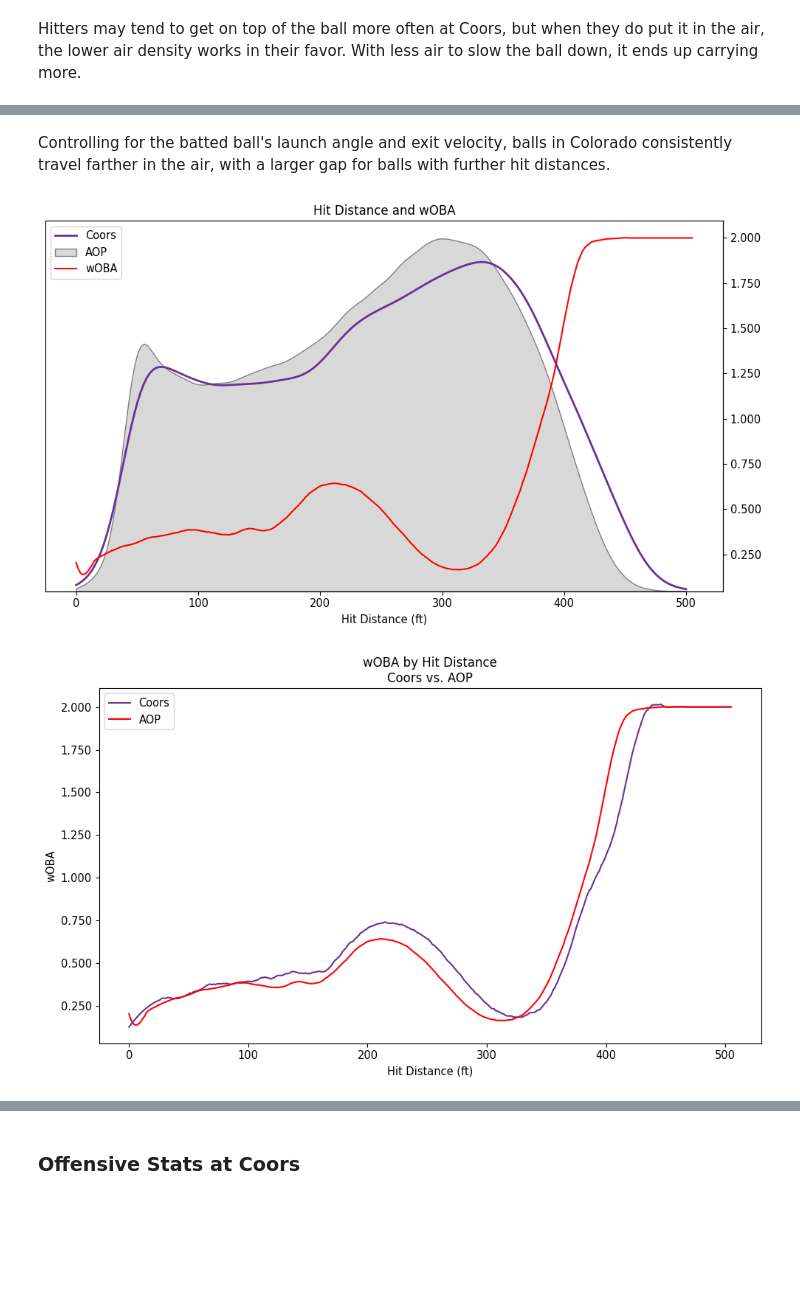
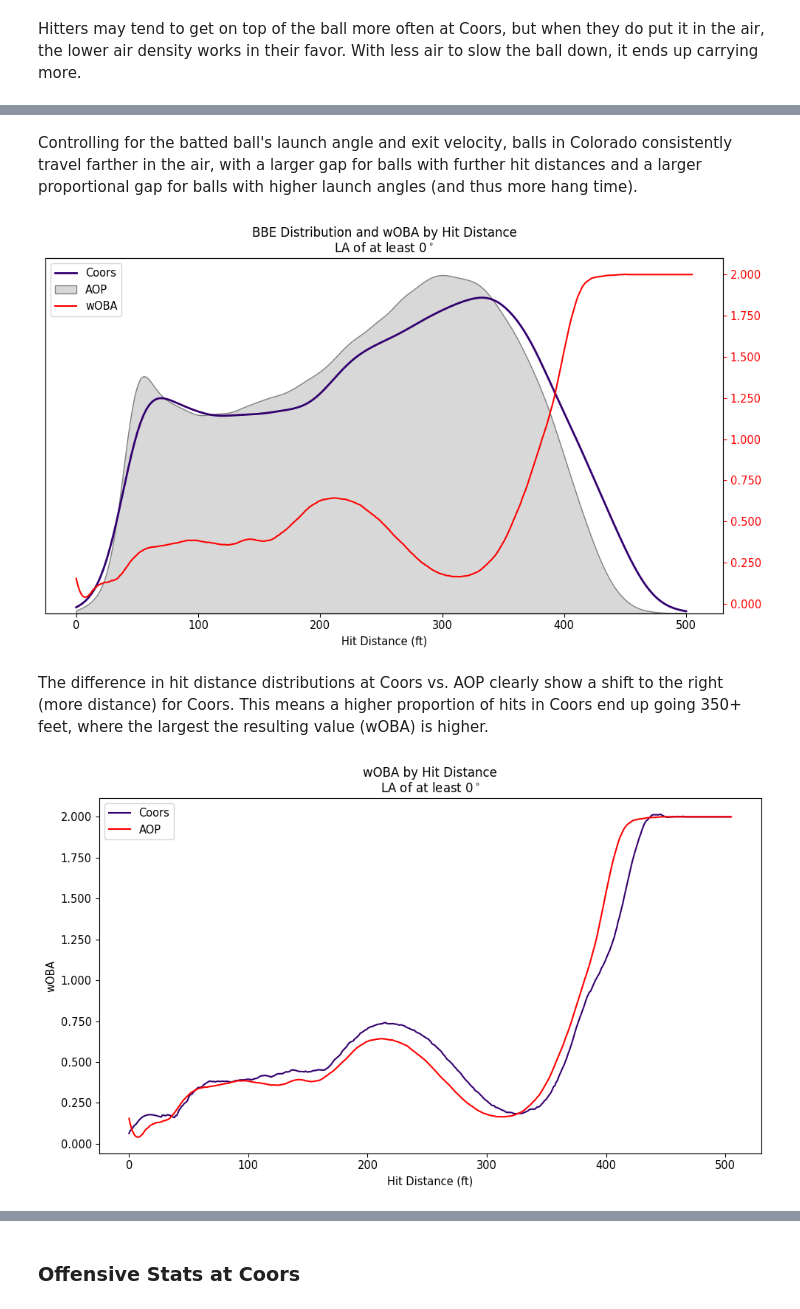
Before and after one commit to skparagas/Coors-Hangover-Effect, a Jupyter notebook: report.ipynb, the cells around one changed output, grey strips where cells are left out. Saved outputs shown, nothing was run; the diff lists cells and outputs as text; code cells hidden in the pictures; blank space fills up the shorter version.

```diff
--- a/report.ipynb
+++ b/report.ipynb
@@ -589,69 +610,50 @@ plt.show()
 # %% [markdown]
-Controlling for the batted ball's launch angle and exit velocity, balls in Colorado consistently travel farther in the air, with a larger gap for balls with further hit distances.
+Controlling for the batted ball's launch angle and exit velocity, balls in Colorado consistently travel farther in the air, with a larger gap for balls with further hit distances and a larger proportional gap for balls with higher launch angles (and thus more hang time).
 # %%
-aop_hit_dist = aop_df_ip.groupby(['hit_distance_sc']).agg(
-    count_aop=('hit_distance_sc', 'count'),
-    babip_aop=('babip_value', 'mean'),
-    bahb_aop=('bahb_value', 'mean'),
-    iso_aop=('iso_value', 'mean'),
-    woba_aop=('woba_value', 'mean'),
-    xwoba_aop=('estimated_woba_using_speedangle', 'mean')
+hit_dist = df_ip[(df_ip.la_bucket >= 0)].groupby(['park', 'hit_distance_sc']).agg(
+    count=('hit_distance_sc', 'count'),
+    babip=('babip_value', 'mean'),
+    bahb=('bahb_value', 'mean'),
+    iso=('iso_value', 'mean'),
+    woba=('woba_value', 'mean'),
+    xwoba=('estimated_woba_using_speedangle', 'mean')
 ).reset_index()
-
-col_hit_dist = col_df_ip.groupby(['hit_distance_sc']).agg(
-    count_col=('hit_distance_sc', 'count'),
-    babip_col=('babip_value', 'mean'),
-    bahb_col=('bahb_value', 'mean'),
-    iso_col=('iso_value', 'mean'),
-    woba_col=('woba_value', 'mean'),
-    xwoba_col=('estimated_woba_using_speedangle', 'mean')
-).reset_index()
 # %%
 window_length = 25
 polyorder = 3
 
 fig, ax1 = plt.subplots(figsize=(10, 6))
-#plt.figure(figsize=(10, 6))
-lns1 = sns.kdeplot(col_df_ip[col_df_ip['la_bucket'] >= 0]['hit_distance_sc'], color='rebeccapurple', label='Coors', fill=False, linewidth=2, clip=(0, 500), ax=ax1)
-lns2 = sns.kdeplot(aop_df_ip[aop_df_ip['la_bucket'] >= 0]['hit_distance_sc'], color='gray', label='AOP', fill=True, alpha=0.3, clip=(0, 500), ax=ax1)
+lns1 = sns.kdeplot(df_ip[(df_ip.park == 'Coors') & (df_ip.la_bucket >= 0)]['hit_distance_sc'], color='#33006F', label='Coors', fill=False, linewidth=2, clip=(0, 500), ax=ax1)
+lns2 = sns.kdeplot(df_ip[(df_ip.park == 'AOP') & (df_ip.la_bucket >= 0)]['hit_distance_sc'], color='gray', label='AOP', fill=True, alpha=0.3, clip=(0, 500), ax=ax1)
 
-#sns.kdeplot(col_df_ip[col_df_ip.pitch_type.isin(pitch_types[pitch_types.vertical_ind > 0].pitch_type)]['launch_angle'], color='blue', label='Coors', alpha=0.5)
-#sns.kdeplot(aop_df_ip[aop_df_ip.pitch_type.isin(pitch_types[pitch_types.vertical_ind > 0].pitch_type)]['launch_angle'], color='red', label='AOP', alpha=0.5)
-ax1.set_title('Hit Distance and wOBA')
+ax1.set_title('BBE Distribution and wOBA by Hit Distance\nLA of at least 0$^\circ$')
 ax1.set_ylabel('')
 ax1.set_yticks([])
 ax1.set_xlabel('Hit Distance (ft)', fontsize=10.5)
 ax1.tick_params(axis='x', labelsize=10.5)
-#ax1.legend(loc='upper left', fontsize=10.5)
 
 ax2 = ax1.twinx()
 
-#spl = make_interp_spline(aop_hit_dist['hit_distance_sc'], aop_hit_dist['bahb_aop'], k=3)
-#dist_smooth = np.linspace(aop_hit_dist['hit_distance_sc'].min(), aop_hit_dist['hit_distance_sc'].max(), 50)
-#bahb_smooth = spl(dist_smooth)
-lns3 = ax2.plot(aop_hit_dist['hit_distance_sc'], savgol_filter(aop_hit_dist['woba_aop'], window_length, polyorder), color='red', label='wOBA')
-#lns3 = ax2.plot(aop_hit_dist['hit_distance_sc'], aop_hit_dist['woba_aop'], color='red', label='wOBA')
-#ax2.plot(aop_hit_dist['hit_distance_sc'], aop_hit_dist['bahb_aop'], label='BAHB')
-#ax2.legend(loc='upper left', fontsize=10.5)
+lns3 = ax2.plot(hit_dist[(hit_dist.park == 'AOP')]['hit_distance_sc'], savgol_filter(hit_dist[(hit_dist.park == 'AOP')]['woba'], window_length, polyorder), color='red', label='wOBA')
 ax2.yaxis.set_major_formatter(FormatStrFormatter('%.3f'))
-ax2.tick_params(axis='y', labelsize=10.5)
+ax2.tick_params(axis='y', colors='red', labelsize=10.5)
 
 lns = lns1.get_legend_handles_labels()[0]+lns3
 labs = [l.get_label() for l in lns]
 ax1.legend(lns, labs, loc='upper left', fontsize=10.5)
 
 fig.tight_layout() # Adjust layout to prevent labels from overlapping
 plt.savefig("hit_dist_woba.png", dpi=300)
 plt.show()
 # %% [output]
-[figure, old version]
+[figure, new version]
+# %% [markdown]
+The difference in hit distance distributions at Coors vs. AOP clearly show a shift to the right (more distance) for Coors. This means a higher proportion of hits in Coors end up going 350+ feet, where the largest the resulting value (wOBA) is higher.
 # %%
 fig, ax = plt.subplots(figsize=(10, 6))
-ax.plot(col_hit_dist['hit_distance_sc'], savgol_filter(col_hit_dist['woba_aop'], window_length*2+1, polyorder), color='rebeccapurple', label='Coors')
-ax.plot(aop_hit_dist['hit_distance_sc'], savgol_filter(aop_hit_dist['woba_aop'], window_length, polyorder), color='red', label='AOP')
-#ax.plot(col_hit_dist['hit_distance_sc'], col_hit_dist['woba_aop'], label='Coors2')
-#ax.plot(aop_hit_dist['hit_distance_sc'], aop_hit_dist['woba_aop'], label='AOP2')
-ax.set_title('wOBA by Hit Distance\nCoors vs. AOP')
+ax.plot(hit_dist[(hit_dist.park == 'Coors')]['hit_distance_sc'], savgol_filter(hit_dist[(hit_dist.park == 'Coors')]['woba'], window_length*2+1, polyorder), color='#33006F', label='Coors')
+ax.plot(hit_dist[(hit_dist.park == 'AOP')]['hit_distance_sc'], savgol_filter(hit_dist[(hit_dist.park == 'AOP')]['woba'], window_length, polyorder), color='red', label='AOP')
+ax.set_title('wOBA by Hit Distance\nLA of at least 0$^\circ$')
 ax.set_ylabel('wOBA', fontsize=10.5)
 ax.set_xlabel('Hit Distance (ft)', fontsize=10.5)
 ax.yaxis.set_major_formatter(FormatStrFormatter('%.3f'))
@@ -662,5 +664,5 @@ fig.tight_layout() # Adjust layout to prevent labels from overlapping
 plt.savefig("hit_dist_woba2.png", dpi=300)
 plt.show()
 # %% [output]
-[figure, old version]
+[figure, new version]
 # %% [markdown]
```
Also changed, not shown: parts of 56 cells of this notebook, 6 other files.
